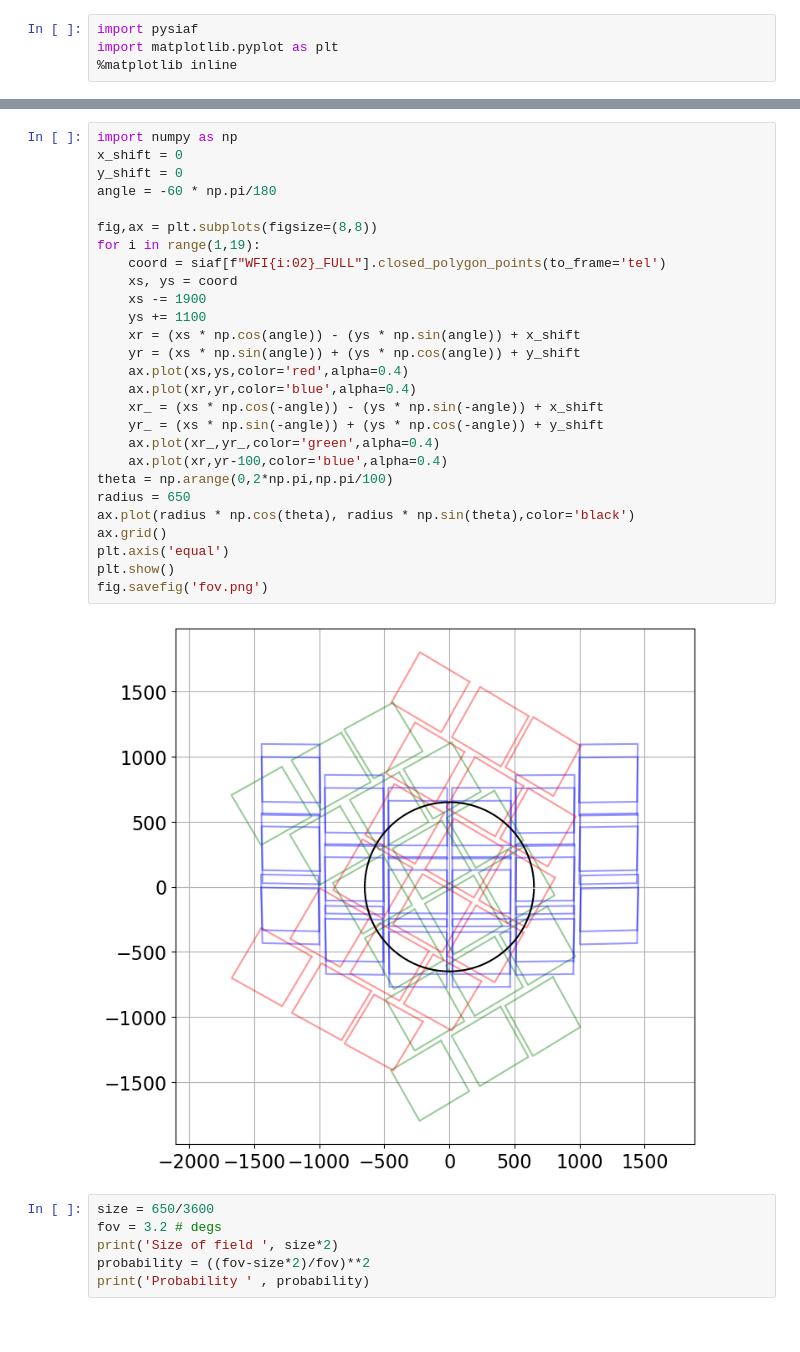
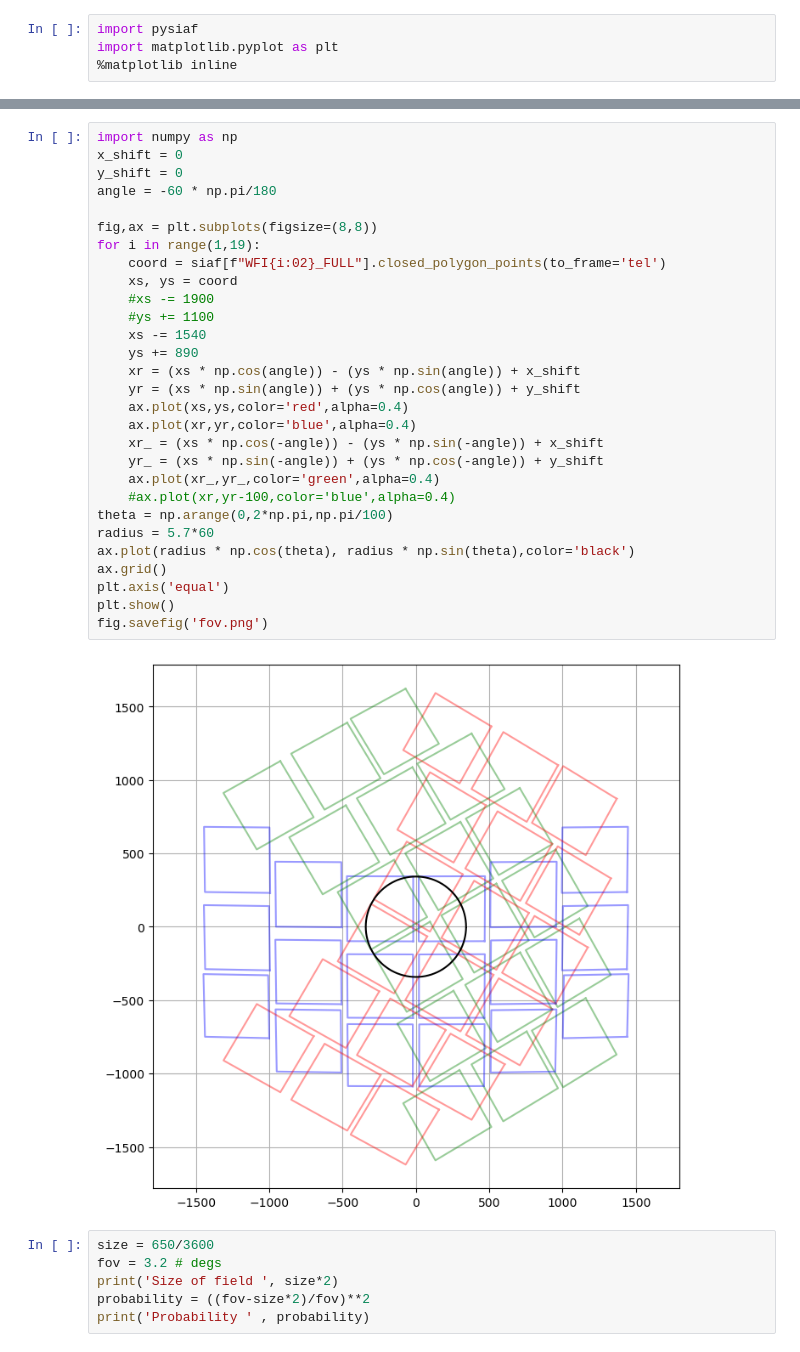
Before and after one commit to spacetelescope/skymap, a Jupyter notebook: notebook/Tessellation.ipynb, the cells around one changed output, grey strips where cells are left out. Drawn from its saved outputs; the diff is of its cells as text.

```diff
--- a/notebook/Tessellation.ipynb
+++ b/notebook/Tessellation.ipynb
@@ -692,32 +692,34 @@ for i in range(1,19):
 # %%
 import numpy as np
 x_shift = 0
 y_shift = 0
 angle = -60 * np.pi/180
 
 fig,ax = plt.subplots(figsize=(8,8))
 for i in range(1,19):
     coord = siaf[f"WFI{i:02}_FULL"].closed_polygon_points(to_frame='tel')
     xs, ys = coord
-    xs -= 1900
-    ys += 1100
+    #xs -= 1900
+    #ys += 1100
+    xs -= 1540
+    ys += 890
     xr = (xs * np.cos(angle)) - (ys * np.sin(angle)) + x_shift
     yr = (xs * np.sin(angle)) + (ys * np.cos(angle)) + y_shift
     ax.plot(xs,ys,color='red',alpha=0.4)
     ax.plot(xr,yr,color='blue',alpha=0.4)
     xr_ = (xs * np.cos(-angle)) - (ys * np.sin(-angle)) + x_shift
     yr_ = (xs * np.sin(-angle)) + (ys * np.cos(-angle)) + y_shift
     ax.plot(xr_,yr_,color='green',alpha=0.4)
-    ax.plot(xr,yr-100,color='blue',alpha=0.4)
+    #ax.plot(xr,yr-100,color='blue',alpha=0.4)
 theta = np.arange(0,2*np.pi,np.pi/100)
-radius = 650
+radius = 5.7*60
 ax.plot(radius * np.cos(theta), radius * np.sin(theta),color='black')
 ax.grid()
 plt.axis('equal')
 plt.show()
 fig.savefig('fov.png')
 # %% [output]
-[figure, old version]
+[figure, new version]
 # %%
 size = 650/3600
 fov = 3.2 # degs
```
Also changed, not shown: parts of 6 cells of this notebook, 1 other file.
